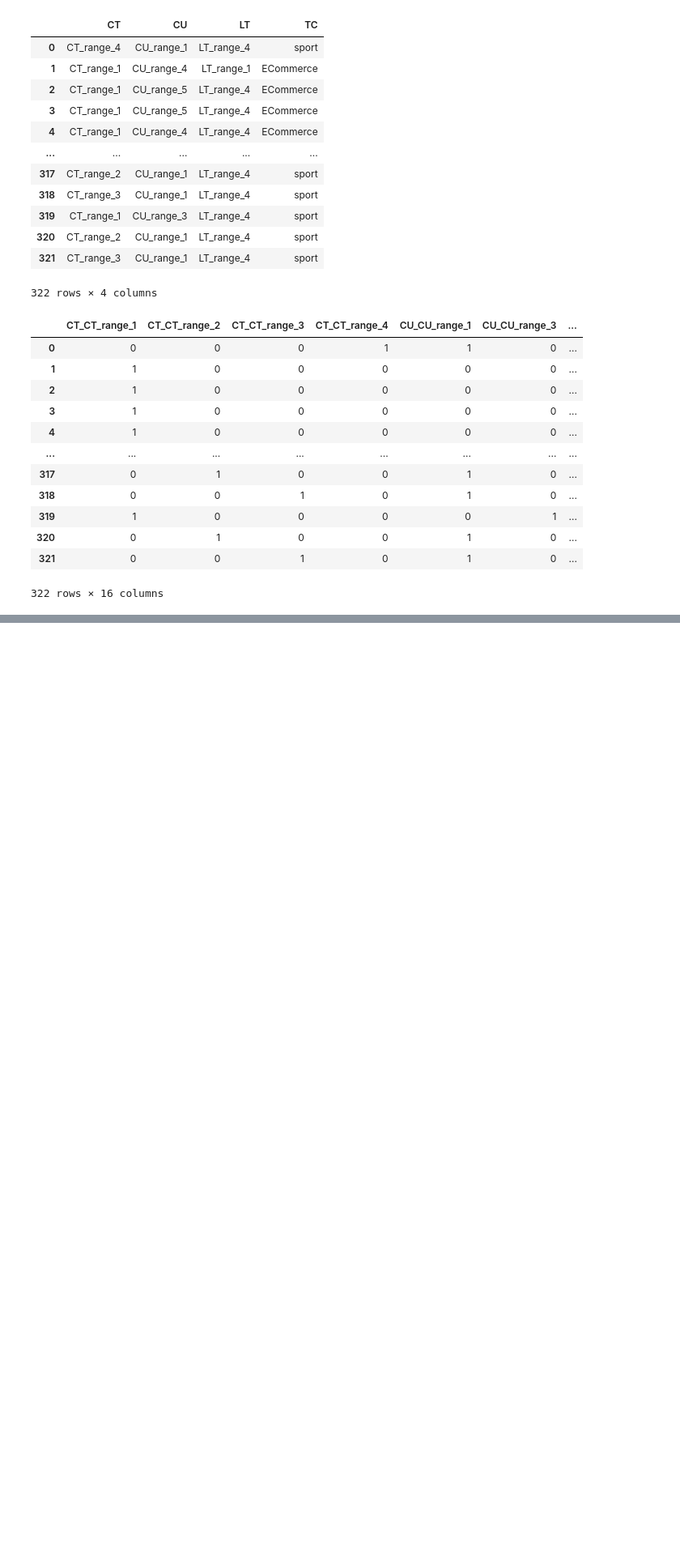
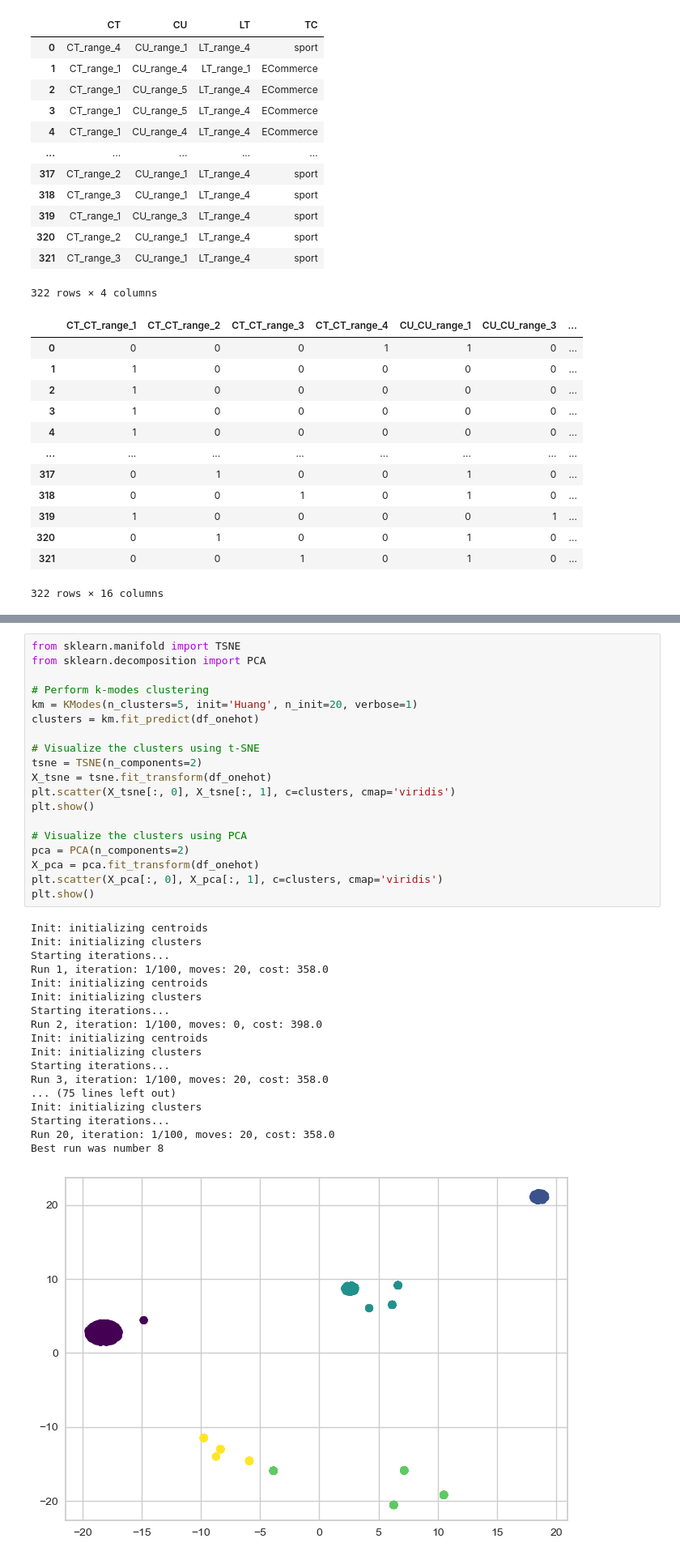
Before and after one commit to TommasoCapacci/DQ_Project_Clustering_2022, a Jupyter notebook: code/users.ipynb, the cells around one changed output, grey strips where cells are left out. Shown at 81% size. Drawn from its saved outputs; the diff is of its cells as text; blank space fills up the shorter version.

```diff
--- a/code/users.ipynb
+++ b/code/users.ipynb
@@ -68,0 +92,38 @@ ModuleNotFoundError: No module named 'yellowbrick'
+# %%
+from sklearn.manifold import TSNE
+from sklearn.decomposition import PCA
+
+# Perform k-modes clustering
+km = KModes(n_clusters=5, init='Huang', n_init=20, verbose=1)
+clusters = km.fit_predict(df_onehot)
+
+# Visualize the clusters using t-SNE
+tsne = TSNE(n_components=2)
+X_tsne = tsne.fit_transform(df_onehot)
+plt.scatter(X_tsne[:, 0], X_tsne[:, 1], c=clusters, cmap='viridis')
+plt.show()
+
+# Visualize the clusters using PCA
+pca = PCA(n_components=2)
+X_pca = pca.fit_transform(df_onehot)
+plt.scatter(X_pca[:, 0], X_pca[:, 1], c=clusters, cmap='viridis')
+plt.show()
+# %% [output]
+Init: initializing centroids
+Init: initializing clusters
+Starting iterations...
+Run 1, iteration: 1/100, moves: 20, cost: 358.0
+Init: initializing centroids
+Init: initializing clusters
+Starting iterations...
+Run 2, iteration: 1/100, moves: 0, cost: 398.0
+Init: initializing centroids
+Init: initializing clusters
+Starting iterations...
+Run 3, iteration: 1/100, moves: 20, cost: 358.0
+... (75 lines left out)
+Init: initializing clusters
+Starting iterations...
+Run 20, iteration: 1/100, moves: 20, cost: 358.0
+Best run was number 8
+[figure, added]
```
Also changed, not shown: parts of 9 cells of this notebook.
